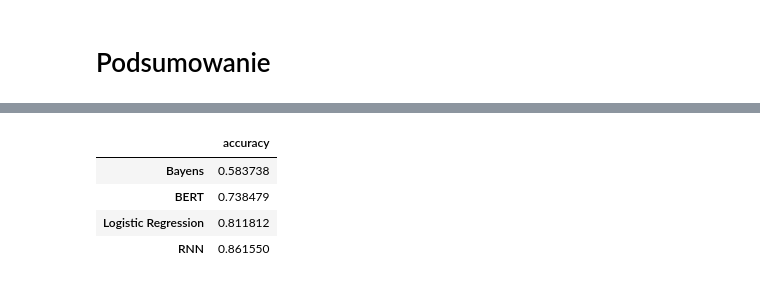
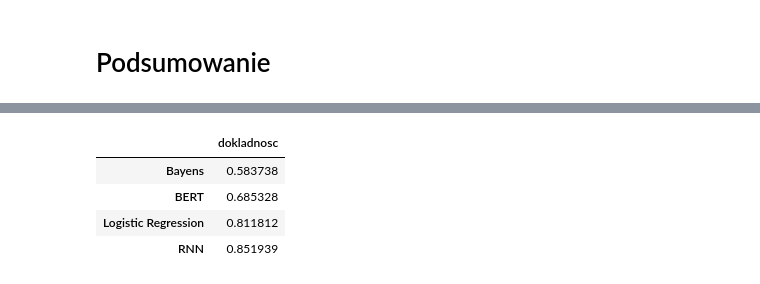
Before and after one commit to kwiaczek/AnalizaSympatii, a Jupyter notebook: sprawozdanie.ipynb, the cells around one changed output, grey strips where cells are left out. Saved outputs shown, nothing was run; the diff lists cells and outputs as text; code cells hidden in the pictures.

```diff
--- a/sprawozdanie.ipynb
+++ b/sprawozdanie.ipynb
@@ -486,9 +653,9 @@ Text(0.5, 1.0, 'BERT confusion matrix')
 # %%
-summary = pd.DataFrame( data = {'accuracy': [bayens_acc, lr_acc, rnn_acc, bert_acc]}, index=["Bayens", "Logistic Regression", "RNN", "BERT"])
-summary.sort_values(by=["accuracy"])
+summary = pd.DataFrame( data = {'dokladnosc': [bayens_acc, lr_acc, rnn_acc, bert_acc]}, index=["Bayens", "Logistic Regression", "RNN", "BERT"])
+summary.sort_values(by=["dokladnosc"])
 # %% [output]
-|  | accuracy |
+|  | dokladnosc |
 | Bayens | 0.583738 |
-| BERT | 0.738479 |
+| BERT | 0.685328 |
 | Logistic Regression | 0.811812 |
-| RNN | 0.861550 |
+| RNN | 0.851939 |
```
Also changed, not shown: parts of 43 cells of this notebook.
